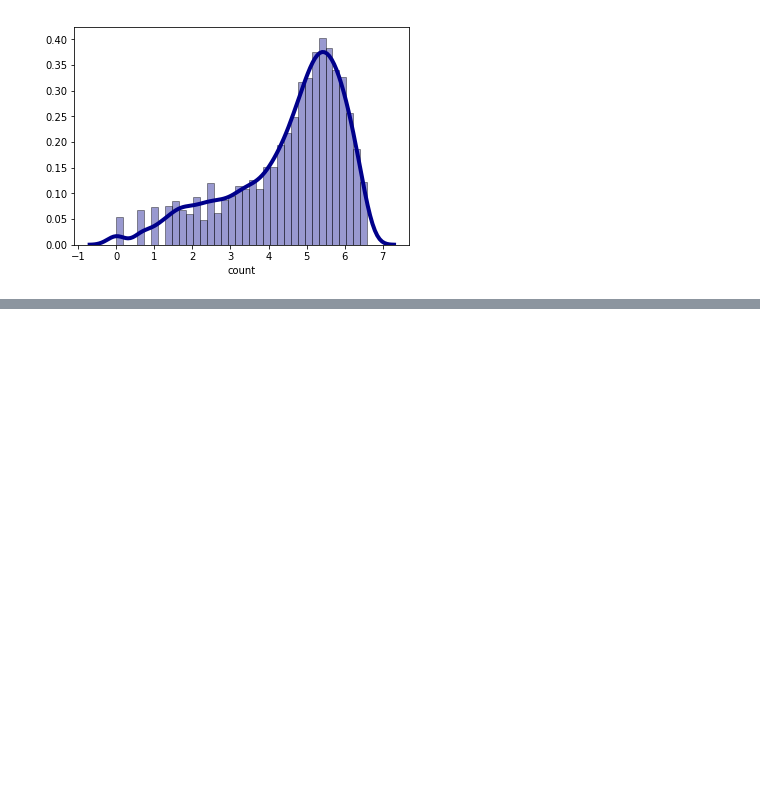
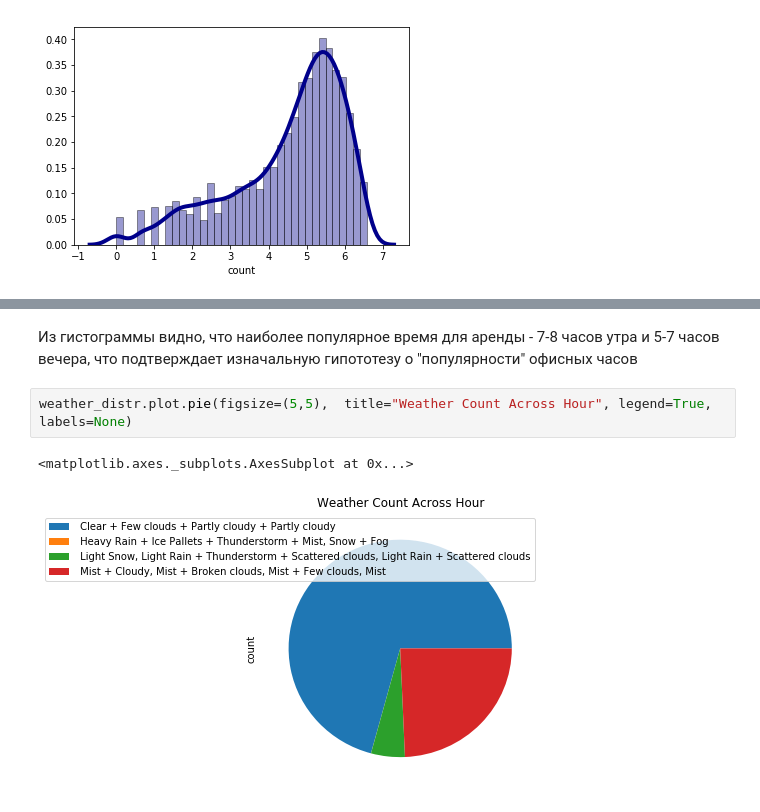
Before and after one commit to MaryiaKhmialnitskaya/Diploma, a Jupyter notebook: Bike-sharing-demand.ipynb, the cells around one changed output, grey strips where cells are left out. Drawn from its saved outputs; the diff is of its cells as text; blank space fills up the shorter version.

```diff
--- a/Bike-sharing-demand.ipynb
+++ b/Bike-sharing-demand.ipynb
@@ -163,0 +172,7 @@ sn.distplot(np.log(train_outliers_stripped["count"]), hist=True, kde=True,
+# %% [markdown]
+Из гистограммы видно, что наиболее популярное время для аренды - 7-8 часов утра и 5-7 часов вечера, что подтверждает изначальную гипототезу о "популярности" офисных часов
+# %%
+weather_distr.plot.pie(figsize=(5,5),  title="Weather Count Across Hour", legend=True, labels=None)
+# %% [output]
+<matplotlib.axes._subplots.AxesSubplot at 0x...>
+[figure, added]
```
Also changed, not shown: parts of 6 cells of this notebook.
